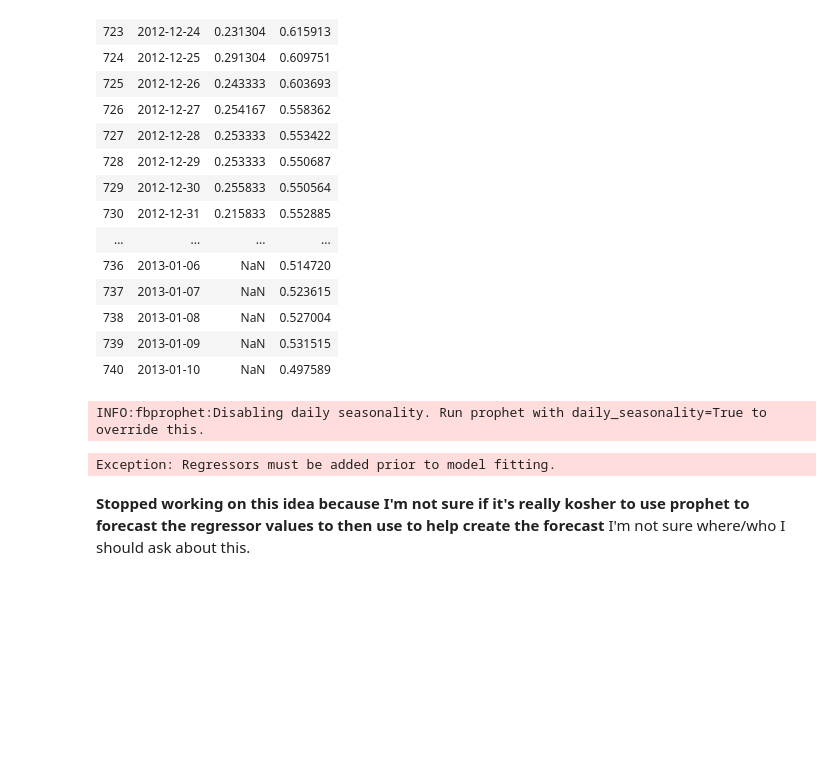
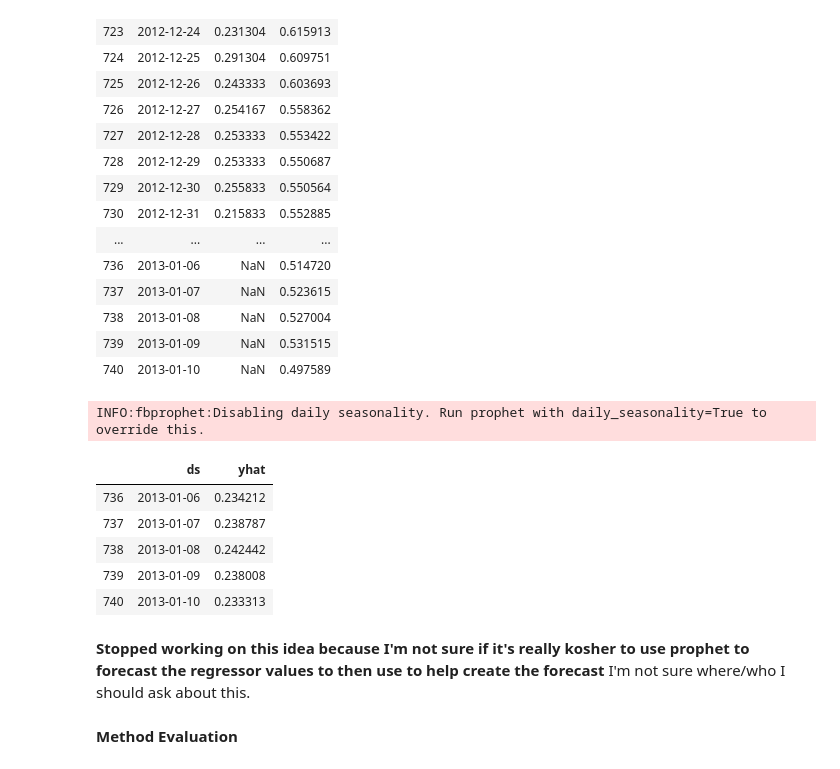
Before and after one commit to Anaisdg/Algorithm_Research, a Jupyter notebook: Forecasting/FBProphet/FBProphet.ipynb, the cells around one changed output. Saved outputs shown, nothing was run; the diff lists cells and outputs as text; code cells hidden in the pictures; blank space fills up the shorter version.

```diff
--- a/Forecasting/FBProphet/FBProphet.ipynb
+++ b/Forecasting/FBProphet/FBProphet.ipynb
@@ -352,14 +354,21 @@ together.tail(20)
 | 739 | 2013-01-09 | NaN | 0.531515 |
 | 740 | 2013-01-10 | NaN | 0.497589 |
 # %%
-
+#Make forecast and include the regressor
 m = Prophet()
 m.add_regressor('hum')
-m.fit(query)
+m.fit(together)
 forecast = m.predict(together)
 forecast[['ds','yhat']].tail()
 # %% [output]
 INFO:fbprophet:Disabling daily seasonality. Run prophet with daily_seasonality=True to override this.
-Exception: Regressors must be added prior to model fitting.
+|  | ds | yhat |
+| 736 | 2013-01-06 | 0.234212 |
+| 737 | 2013-01-07 | 0.238787 |
+| 738 | 2013-01-08 | 0.242442 |
+| 739 | 2013-01-09 | 0.238008 |
+| 740 | 2013-01-10 | 0.233313 |
 # %% [markdown]
 **Stopped working on this idea because I'm not sure if it's really kosher to use prophet to forecast the regressor values to then use to help create the forecast** I'm not sure where/who I should ask about this.
+# %% [markdown]
+**Method Evaluation**
```
Also changed, not shown: parts of 4 cells of this notebook.
